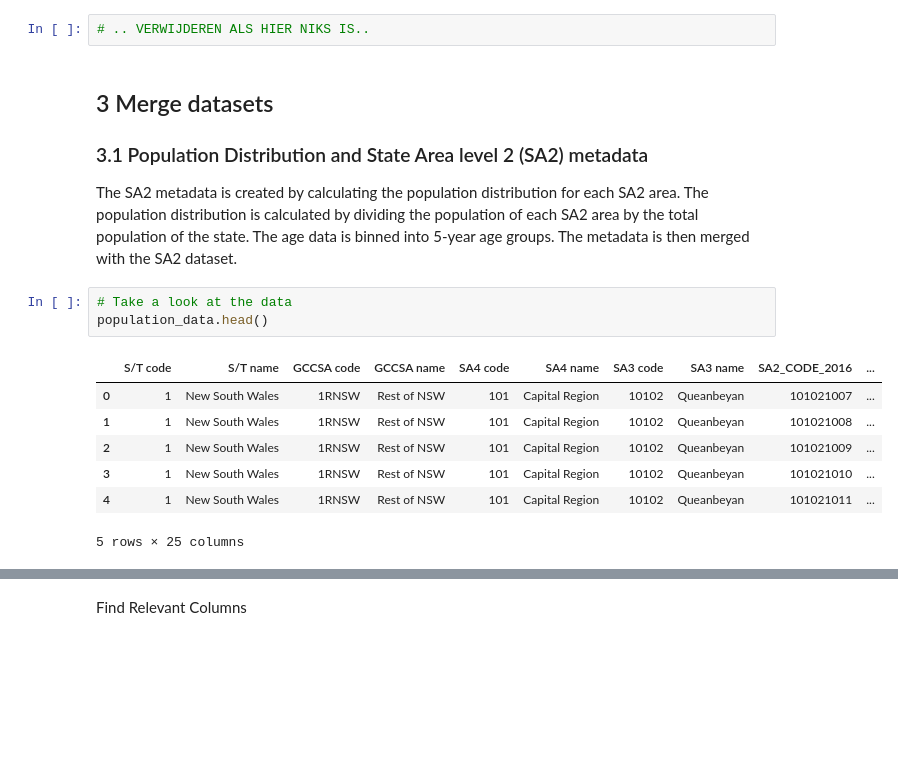
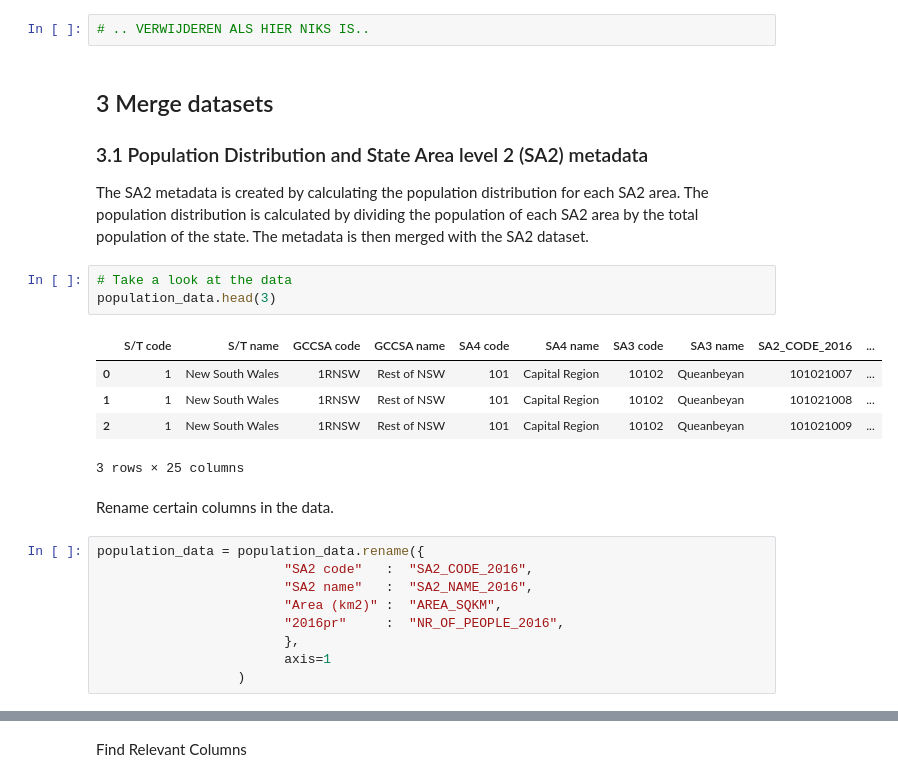
Before and after one commit to NielsvBeuningen/knowledge-engineering, a Jupyter notebook: data/data_processing.ipynb, the cells around one changed output, grey strips where cells are left out. Cells and saved outputs as stored; diff of their text form; blank space fills up the shorter version.

```diff
--- a/data/data_processing.ipynb
+++ b/data/data_processing.ipynb
@@ -66,15 +47,24 @@ population_data["POPULATION_DENSITY_2016"] = [population_data.loc[i,"NR_OF_PEOPL
 # %% [markdown]
 ## 3 Merge datasets
 ### 3.1 Population Distribution and State Area level 2 (SA2) metadata
-The SA2 metadata is created by calculating the population distribution for each SA2 area. The population distribution is calculated by dividing the population of each SA2 area by the total population of the state. The age data is binned into 5-year age groups. The metadata is then merged with the SA2 dataset.
+The SA2 metadata is created by calculating the population distribution for each SA2 area. The population distribution is calculated by dividing the population of each SA2 area by the total population of the state.<!--The age data is binned into 5-year age groups.--> The metadata is then merged with the SA2 dataset.
 # %%
 # Take a look at the data
-population_data.head()
+population_data.head(3)
 # %% [output]
 |  | S/T code | S/T name | GCCSA code | GCCSA name | SA4 code | SA4 name | SA3 code | SA3 name | SA2_CODE_2016 | ... |
 | 0 | 1 | New South Wales | 1RNSW | Rest of NSW | 101 | Capital Region | 10102 | Queanbeyan | 101021007 | ... |
 | 1 | 1 | New South Wales | 1RNSW | Rest of NSW | 101 | Capital Region | 10102 | Queanbeyan | 101021008 | ... |
 | 2 | 1 | New South Wales | 1RNSW | Rest of NSW | 101 | Capital Region | 10102 | Queanbeyan | 101021009 | ... |
-| 3 | 1 | New South Wales | 1RNSW | Rest of NSW | 101 | Capital Region | 10102 | Queanbeyan | 101021010 | ... |
-| 4 | 1 | New South Wales | 1RNSW | Rest of NSW | 101 | Capital Region | 10102 | Queanbeyan | 101021011 | ... |
-5 rows × 25 columns
+3 rows × 25 columns
+# %% [markdown]
+Rename certain columns in the data.
+# %%
+population_data = population_data.rename({
+                        "SA2 code"   :  "SA2_CODE_2016",
+                        "SA2 name"   :  "SA2_NAME_2016",
+                        "Area (km2)" :  "AREA_SQKM",
+                        "2016pr"     :  "NR_OF_PEOPLE_2016",
+                        },
+                        axis=1
+                  )
```
Also changed, not shown: parts of 6 cells of this notebook.
